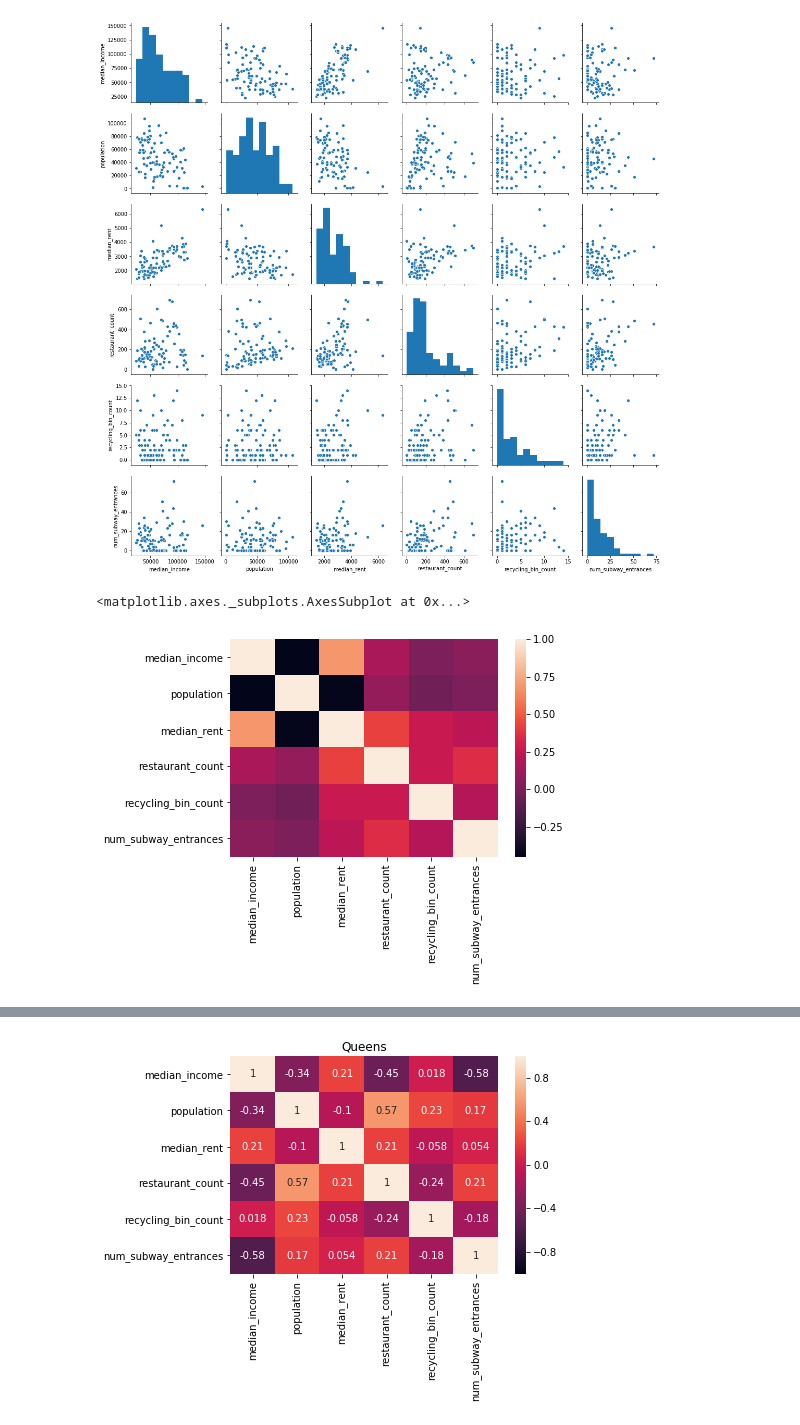
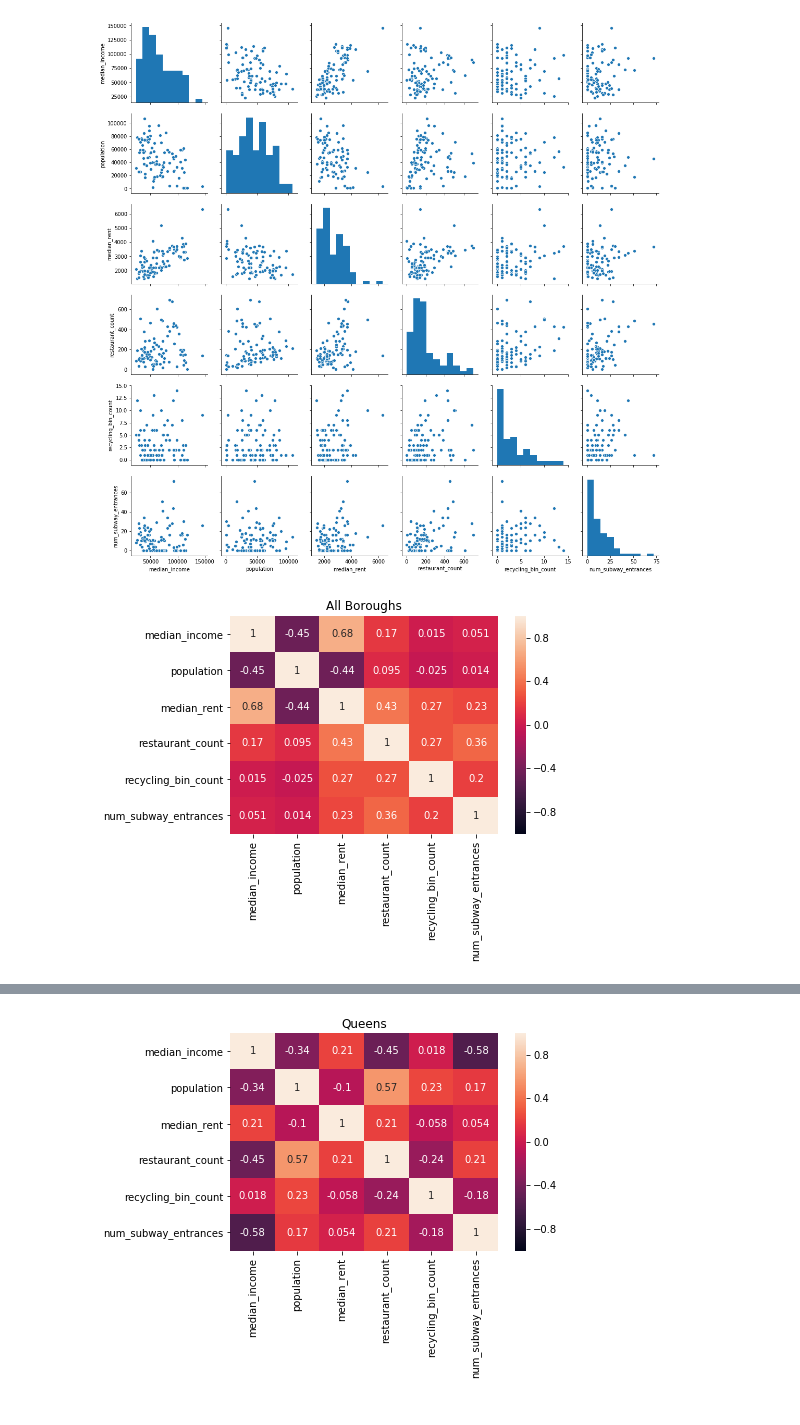
Before and after one commit to graceh3/mod_2_project, a Jupyter notebook: exploratory_analysis.ipynb, the cells around one changed output, grey strips where cells are left out. Saved outputs shown, nothing was run; the diff lists cells and outputs as text; code cells hidden in the pictures.

```diff
--- a/exploratory_analysis.ipynb
+++ b/exploratory_analysis.ipynb
@@ -70,11 +70,12 @@ df_pairplot_kings = df[df.county == 'Kings County'][['median_income','population
 df_pairplot_queens = df[df.county == 'Queens County'][['median_income','population', 'median_rent', 'restaurant_count', 'recycling_bin_count', 'num_subway_entrances']]
 df_pairplot_richmond = df[df.county == 'Richmond County'][['median_income','population', 'median_rent', 'restaurant_count', 'recycling_bin_count', 'num_subway_entrances']]
 df_pairplot_bronx = df[df.county == 'Bronx County'][['median_income','population', 'median_rent', 'restaurant_count', 'recycling_bin_count', 'num_subway_entrances']]
-# %%
-sns.heatmap(df_pairplot.corr())
-# %% [output]
-<matplotlib.axes._subplots.AxesSubplot at 0x...>
-[figure, removed]
+# %%
+sns.heatmap(df_pairplot.corr(),vmin=-1, vmax=1, annot = True)
+plt.title('All Boroughs')
+plt.savefig('corr_heatmap_all')
+# %% [output]
+[figure, added]
 # %%
 df_pairplot.corr()
 # %% [output]
```
Also changed, not shown: parts of 2 cells of this notebook.
